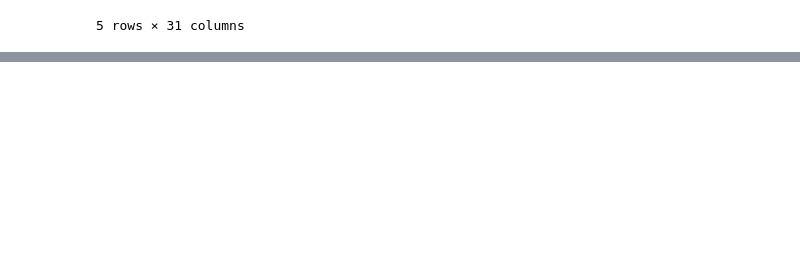
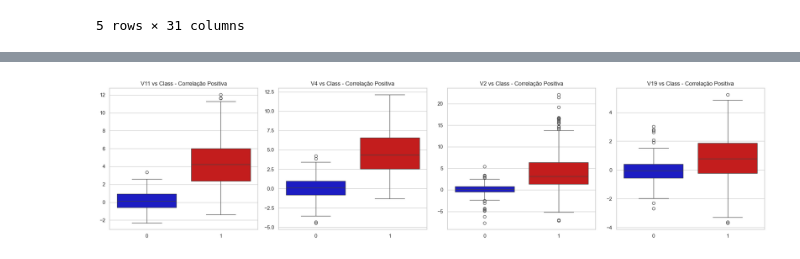
Before and after one commit to HenryCarvalho/Intelligent-Credit-Fraud-Detection-Model, a Jupyter notebook: notebooks/fraude_de_credito.ipynb, the cells around one changed output, grey strips where cells are left out. Saved outputs shown, nothing was run; the diff lists cells and outputs as text; code cells hidden in the pictures; blank space fills up the shorter version.

```diff
--- a/notebooks/fraude_de_credito.ipynb
+++ b/notebooks/fraude_de_credito.ipynb
@@ -195,0 +402,23 @@ df.head()
+# %%
+# Configurando os parâmetros da visualização
+fig, axes = plt.subplots(ncols=4, figsize=(20, 5))
+positive_corr_features = ["V11", "V4", "V2", "V19"]
+titles = [
+            "V11 vs Class - Correlação Positiva",
+            "V4 vs Class - Correlação Positiva",
+            "V2 vs Class - Correlação Positiva",
+            "V19 vs Class - Correlação Positiva"
+]
+
+# Gerando os boxplots de forma dinâmica
+for i, feature in enumerate(positive_corr_features):
+    sns.boxplot(x="Class", y=feature, data=new_df, palette=cores, ax=axes[i])
+    axes[i].set_title(titles[i], fontsize=12)
+    axes[i].set_xlabel('')  # Remove o rótulo do eixo x para clareza
+    axes[i].set_ylabel('')  # Remove o rótulo do eixo y para clareza
+
+# Ajuste do layout para evitar sobreposições
+plt.tight_layout()
+plt.show()
+# %% [output]
+[figure, added]
```
Also changed, not shown: parts of 36 cells of this notebook, 1 other file.
